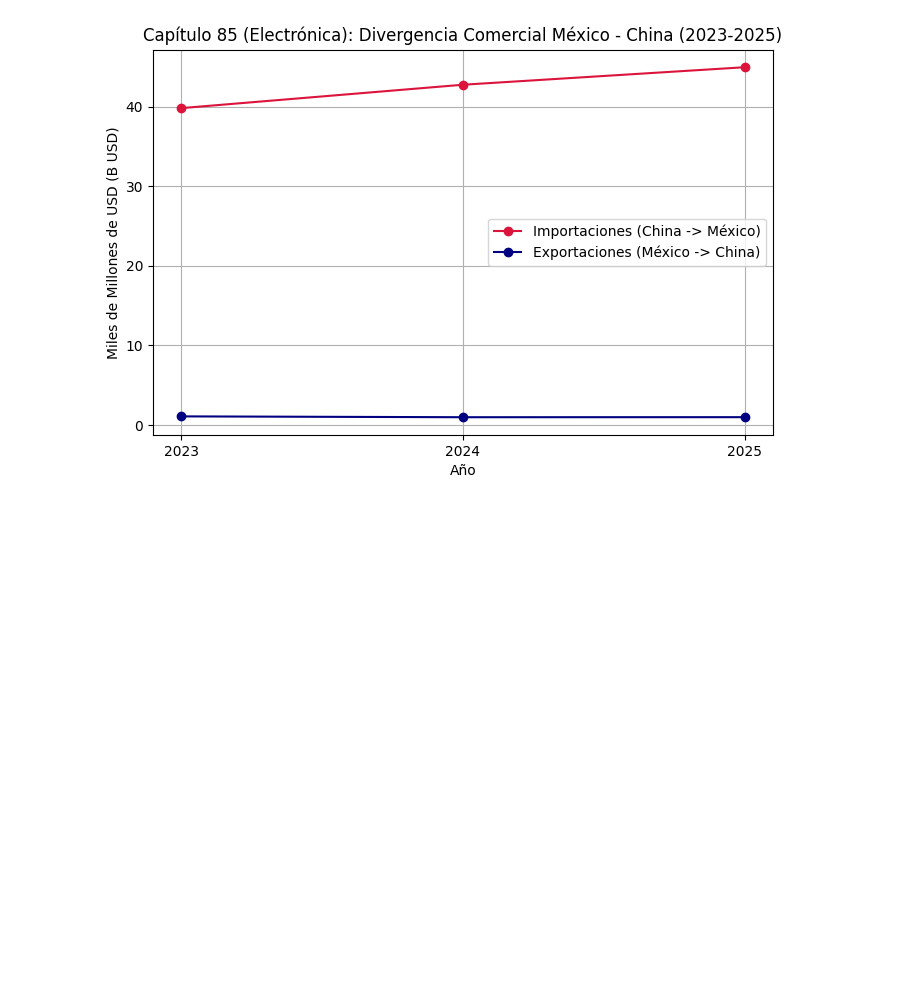
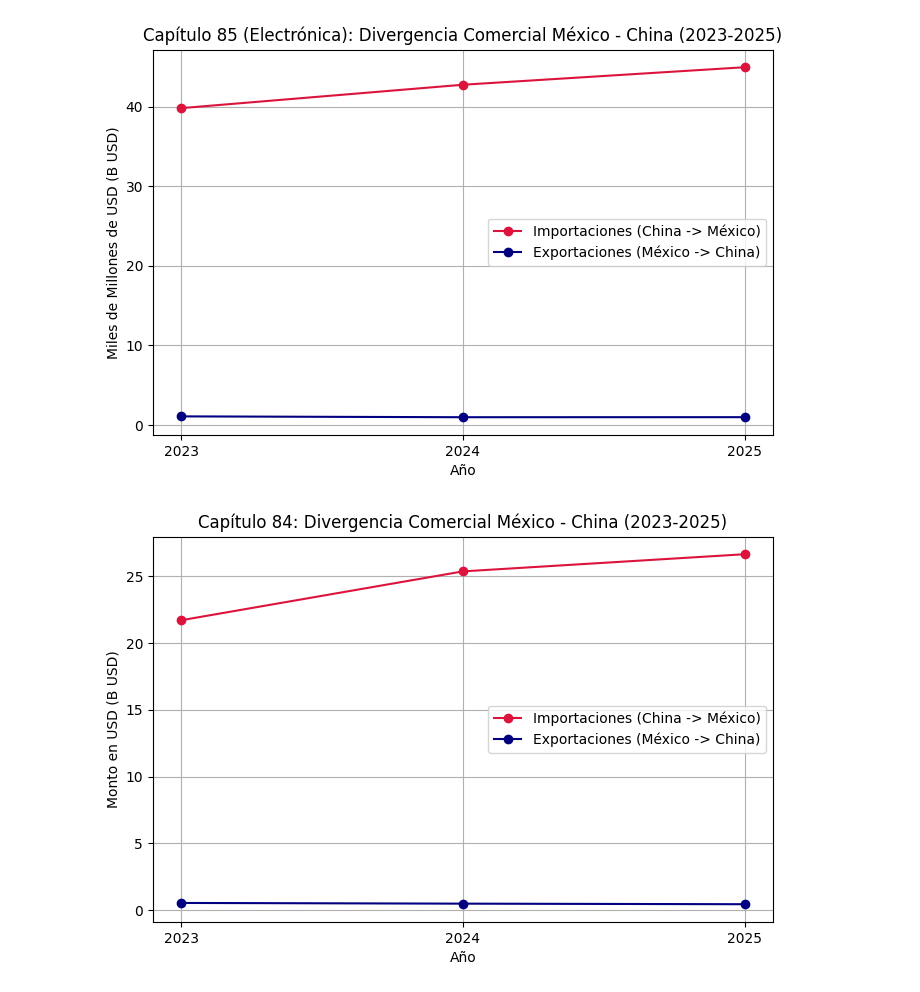
Before and after one commit to luisferdm6/03-china-mexico-trade-audit, a Jupyter notebook: 01_auditoria_asimetrias_china_mexico.ipynb, the cells around one changed output. Drawn from its saved outputs; the diff is of its cells as text; code cells hidden in the pictures; blank space fills up the shorter version.

```diff
--- a/01_auditoria_asimetrias_china_mexico.ipynb
+++ b/01_auditoria_asimetrias_china_mexico.ipynb
@@ -196,3 +196,26 @@ plt.grid(True)
 plt.show()
 # %% [output]
 [figure]
+# %%
+def graficar_divergencia(df, capitulo):
+  datos = df[df['capitulo'] == capitulo].sort_values('año')
+
+
+  en_millones = datos['importaciones_usd'].max() < 1e9
+  divisor = 1e6 if en_millones else 1e9
+  unidad = 'M USD' if en_millones else 'B USD'
+
+  plt.figure(figsize=(8, 5))
+  plt.plot(datos['año'], datos['importaciones_usd'] / divisor, label= 'Importaciones (China -> México)', marker= 'o', color= 'crimson')
+  plt.plot(datos['año'], datos['exportaciones_usd'] / divisor, label= 'Exportaciones (México -> China)', marker= 'o', color= 'navy')
+  plt.title(f'Capítulo {capitulo}: Divergencia Comercial México - China (2023-2025)')
+  plt.xlabel('Año')
+  plt.ylabel(f'Monto en USD ({unidad})')
+  plt.xticks([2023, 2024, 2025])
+  plt.legend()
+  plt.grid(True)
+  plt.show()
+# %%
+graficar_divergencia(balanza_anual, 84)
+# %% [output]
+[figure, added]
```
Also changed, not shown: parts of 1 cell of this notebook.
